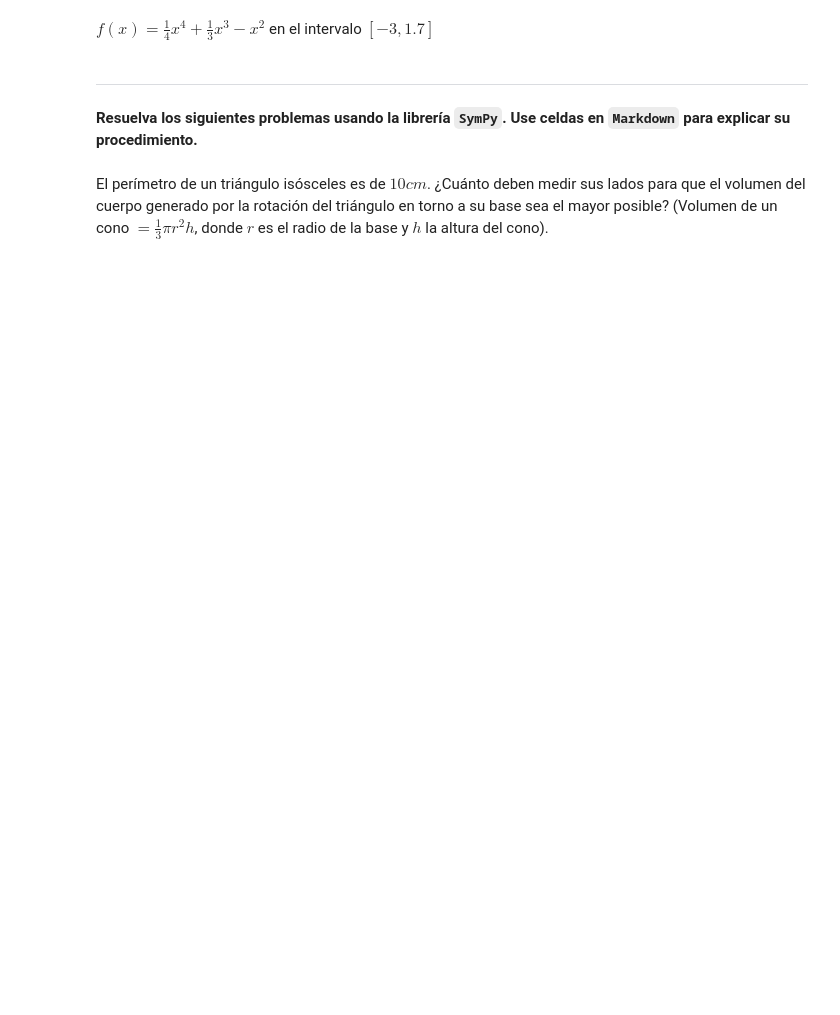
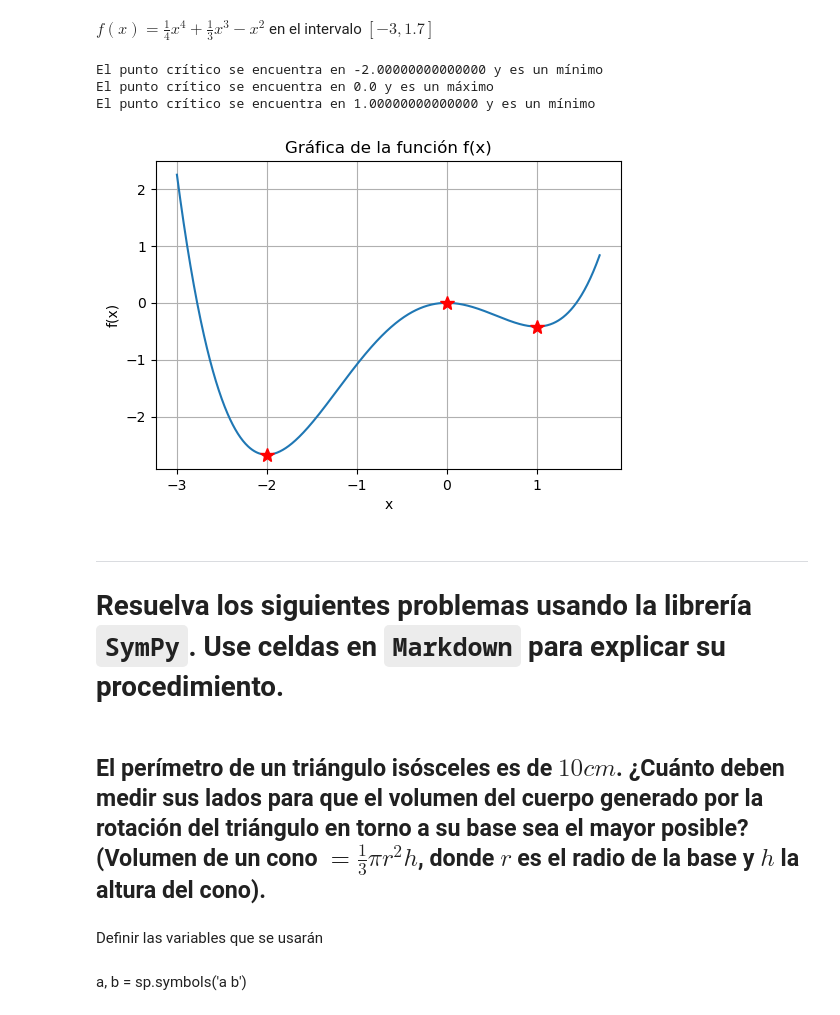
Before and after one commit to ArturoSantillanes/hello-world, a Jupyter notebook: A02 - Sympy.ipynb, the cells around one changed output. Saved outputs shown, nothing was run; the diff lists cells and outputs as text; code cells hidden in the pictures; blank space fills up the shorter version.

```diff
--- a/A02 - Sympy.ipynb
+++ b/A02 - Sympy.ipynb
@@ -72,7 +142,57 @@ $f(x)=6-2x+\sqrt{18-2x^2}$, para $-3\leq x\leq 3$
 # %% [markdown]
 $f(x)=\frac{1}{4}x^4+\frac{1}{3}x^3-x^2$ en el intervalo $[-3,1.7]$
+# %%
+import sympy as sp
+import numpy as np
+import matplotlib.pyplot as plt
+
+x = sp.symbols('x')
+
+def f(x):
+    return (1/4)*x**4 + (1/3)*x**3 - x**2
+
+df = sp.diff(f(x), x)
+
+pc = sp.solve(df, x)
+
+ddf = sp.diff(df, x)
+
+critical_points_info = []
+
+for c in pc:
+    crit_2da_derivada = ddf.subs(x, c)
+
+    if crit_2da_derivada < 0:
+        point_info = (c, "máximo")
+    elif crit_2da_derivada > 0:
+        point_info = (c, "mínimo")
+    else:
+        point_info = (c, "punto de inflexión")
+
+    critical_points_info.append(point_info)
+
+for c, info in critical_points_info:
+    print("El punto crítico se encuentra en", c, "y es un", info)
+
+xn = np.linspace(-3, 1.7, 1000)
+
+plt.figure(figsize=(6, 4))
+plt.plot(xn, [f(val) for val in xn])
+for c, _ in critical_points_info:
+    plt.plot(c, f(c), "*r", ms=10)
+
+plt.xlabel("x")
+plt.ylabel("f(x)")
+plt.title("Gráfica de la función f(x)")
+plt.grid(True)
+plt.show()
+# %% [output]
+El punto crítico se encuentra en -2.00000000000000 y es un mínimo
+El punto crítico se encuentra en 0.0 y es un máximo
+El punto crítico se encuentra en 1.00000000000000 y es un mínimo
+[figure, added]
 # %% [markdown]
 ---
-**Resuelva los siguientes problemas usando la librería `SymPy`. Use celdas en `Markdown` para explicar su procedimiento.**
+# **Resuelva los siguientes problemas usando la librería `SymPy`. Use celdas en `Markdown` para explicar su procedimiento.**
 # %% [markdown]
-El perímetro de un triángulo isósceles es de $10 cm$. ¿Cuánto deben medir sus lados para que el volumen del cuerpo generado por la rotación del triángulo en torno a su base sea el mayor posible? (Volumen de un cono $= \frac{1}{3}\pi r^2 h$, donde $r$ es el radio de la base y $h$ la altura del cono).
+## El perímetro de un triángulo isósceles es de $10 cm$. ¿Cuánto deben medir sus lados para que el volumen del cuerpo generado por la rotación del triángulo en torno a su base sea el mayor posible? (Volumen de un cono $= \frac{1}{3}\pi r^2 h$, donde $r$ es el radio de la base y $h$ la altura del cono).
@@ -78,0 +201,4 @@ El perímetro de un triángulo isósceles es de $10 cm$. ¿Cuánto deben medir s
+# %% [markdown]
+ Definir las variables que se usarán
+# %% [markdown]
+a, b = sp.symbols('a b')
```
Also changed, not shown: parts of 45 cells of this notebook.
